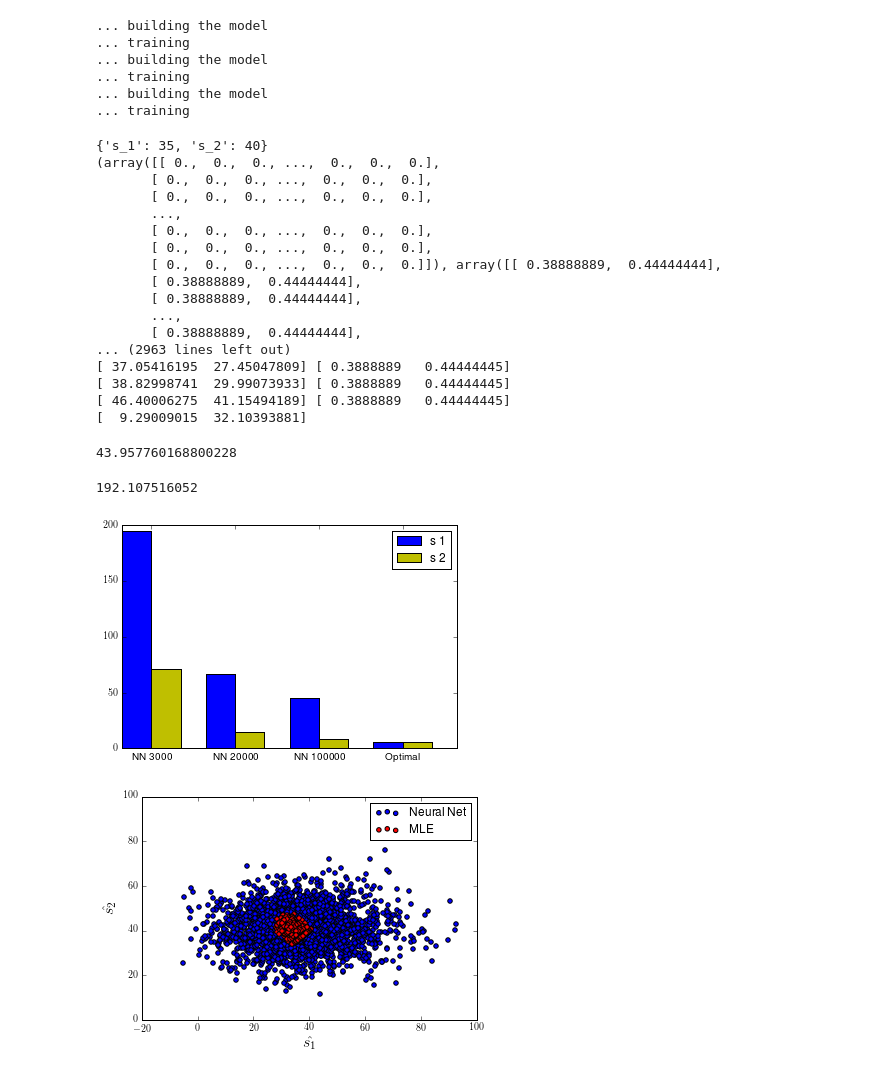
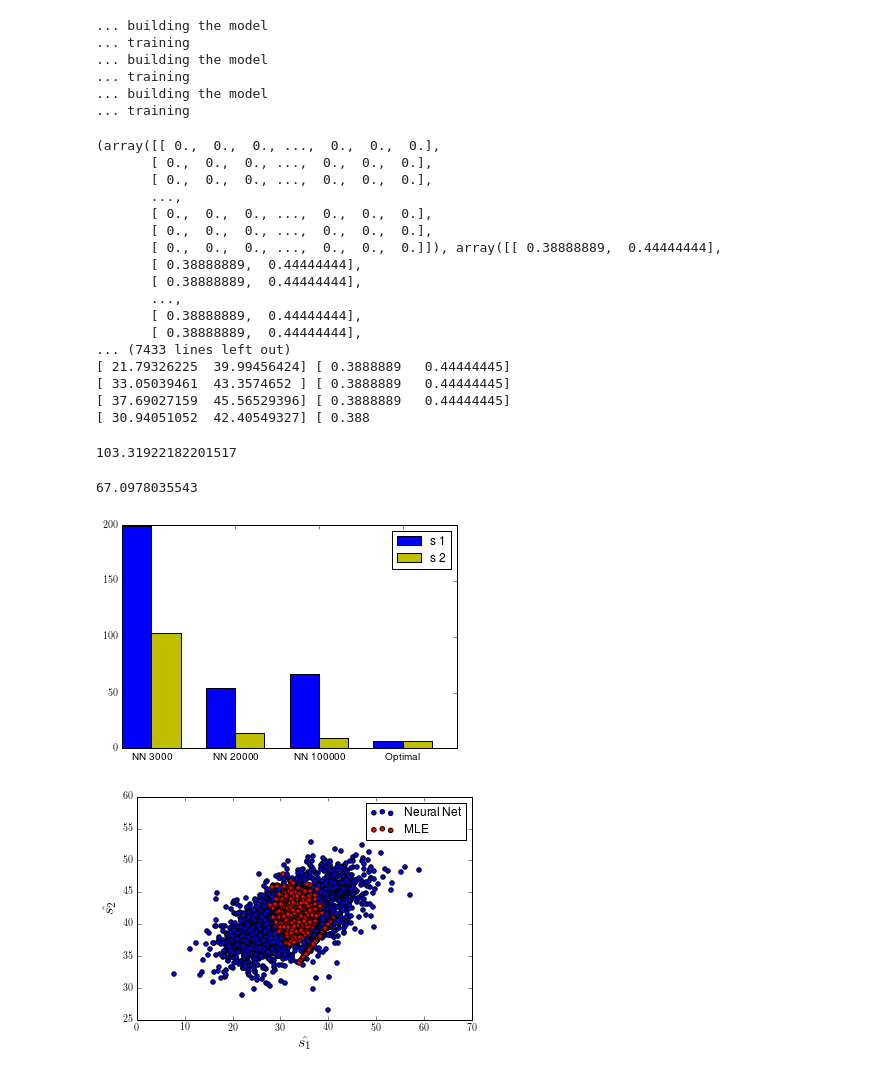
Before and after one commit to NYUMaLab/Divisive_Normalization_Project, a Jupyter notebook: Code/Demixing/Demixing Clean Version.ipynb, the cells around one changed output. Cells and saved outputs as stored; diff of their text form; code cells hidden in the pictures.

```diff
--- a/Code/Demixing/Demixing Clean Version.ipynb
+++ b/Code/Demixing/Demixing Clean Version.ipynb
@@ -458,7 +459,7 @@ neurons_code = """
     }
     parameters {
         real s_1;
-        real s_2;
+        real<lower=s_1> s_2;
     }
     transformed parameters {
         real lambda[N];
@@ -469,7 +470,7 @@ neurons_code = """
     }
     model {
         s_1 ~ uniform(-60, 60);
-        s_2 ~ uniform(-60, 60);
+        s_2 ~ uniform(s_1, 60);
         r ~ poisson(lambda);
     }
     """
@@ -498,7 +499,6 @@ nn_preds1, opt_preds1 = test_models(s1, s2, nn1, nnx1, sm)
 nn_preds2, opt_preds2 = test_models(s1, s2, nn2, nnx2, sm)
 nn_preds3, opt_preds3 = test_models(s1, s2, nn3, nnx3, sm)
 # %% [output]
-{'s_1': 35, 's_2': 40}
 (array([[ 0.,  0.,  0., ...,  0.,  0.,  0.],
        [ 0.,  0.,  0., ...,  0.,  0.,  0.],
        [ 0.,  0.,  0., ...,  0.,  0.,  0.],
@@ -510,11 +510,12 @@ nn_preds3, opt_preds3 = test_models(s1, s2, nn3, nnx3, sm)
        [ 0.38888889,  0.44444444],
        ...,
        [ 0.38888889,  0.44444444],
-... (2963 lines left out)
-[ 37.05416195  27.45047809] [ 0.3888889   0.44444445]
-[ 38.82998741  29.99073933] [ 0.3888889   0.44444445]
-[ 46.40006275  41.15494189] [ 0.3888889   0.44444445]
-[  9.29009015  32.10393881]
+       [ 0.38888889,  0.44444444],
+... (7433 lines left out)
+[ 21.79326225  39.99456424] [ 0.3888889   0.44444445]
+[ 33.05039461  43.3574652 ] [ 0.3888889   0.44444445]
+[ 37.69027159  45.56529396] [ 0.3888889   0.44444445]
+[ 30.94051052  42.40549327] [ 0.388
 # %%
 nn1_1 = np.mean(np.square(nn_preds1[0] - s1))
 nn1_2 = np.mean(np.square(nn_preds1[1] - s2))
@@ -531,11 +532,11 @@ opt3_2 = np.mean(np.square(opt_preds3[1] - s2))
 # %%
 np.mean(np.square(nn_preds1[1] - s2))
 # %% [output]
-43.957760168800228
+103.31922182201517
 # %%
 print np.mean(np.square(nn_preds3[0] - s1))
 # %% [output]
-192.107516052
+67.0978035543
 # %%
 %matplotlib inline
 plot1 = [nn1_1, nn2_1, nn3_1, opt1_1]
@@ -550,8 +551,8 @@ ax.set_xticklabels(('NN 3000', 'NN 20000', 'NN 100000', 'Optimal'))
 ax.legend((rects1[0], rects2[0]), ('s 1', 's 2'))
 fig.savefig('mse.pdf')
 # %% [output]
-[figure, old version]
+[figure, new version]
 # %%
-plot(nn_preds1, opt_preds1, s1, s2, 3000)
+plot(nn_preds2, opt_preds2, s1, s2, 3000)
 # %% [output]
-[figure, old version]
+[figure, new version]
```
Also changed, not shown: parts of 1 cell of this notebook, 3 other files.
